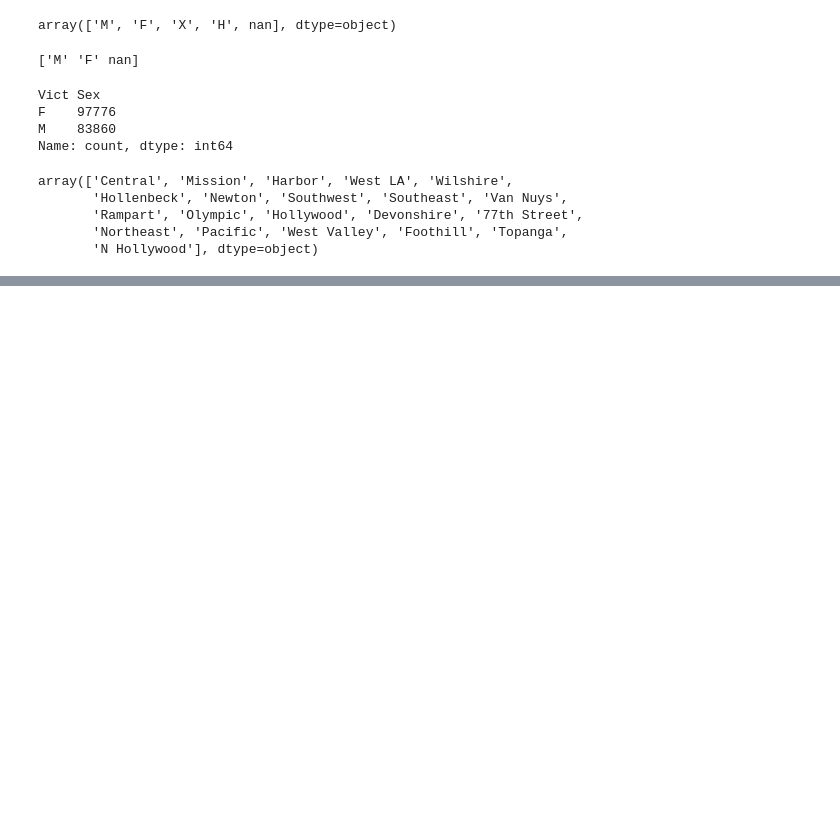
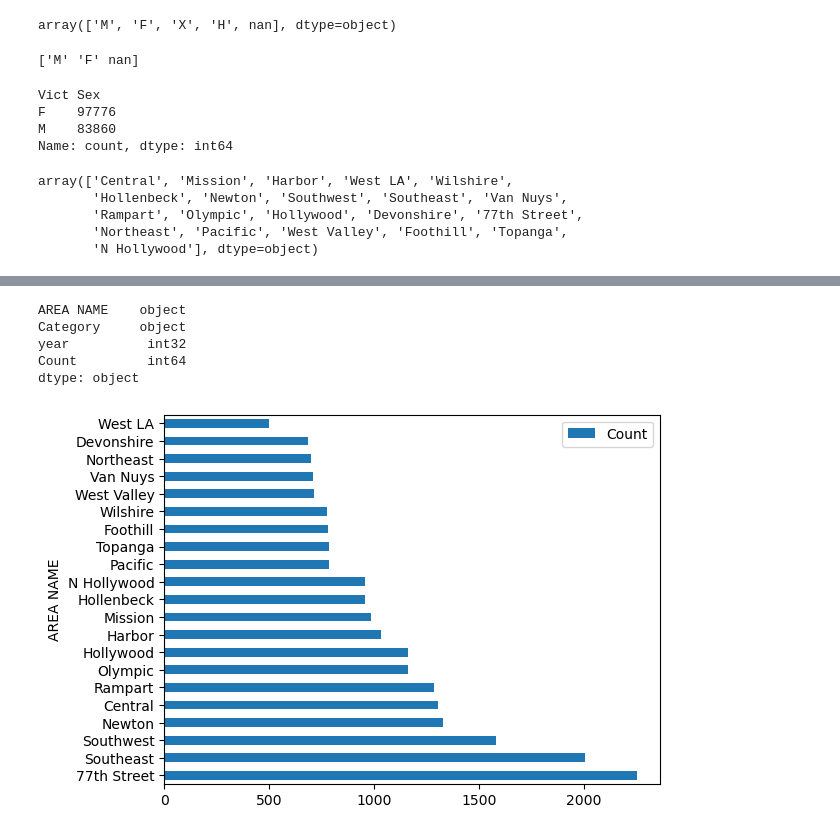
Before and after one commit to Ed-Lovera/AI-PT-Project-1, a Jupyter notebook: Vickram/crime_dataframe.ipynb, the cells around one changed output, grey strips where cells are left out. Cells and saved outputs as stored; diff of their text form; code cells hidden in the pictures; blank space fills up the shorter version.

```diff
--- a/Vickram/crime_dataframe.ipynb
+++ b/Vickram/crime_dataframe.ipynb
@@ -220,0 +255,11 @@ c
+# %%
+sorted_category_count_20 = sorted_category_count.loc[sorted_category_count['year']== 2020]
+sorted_category_count_20.plot(kind='barh', y='Count', x='AREA NAME' )
+print(sorted_category_count_20.dtypes)
+# %% [output]
+AREA NAME    object
+Category     object
+year          int32
+Count         int64
+dtype: object
+[figure, added]
```
Also changed, not shown: parts of 7 cells of this notebook.
